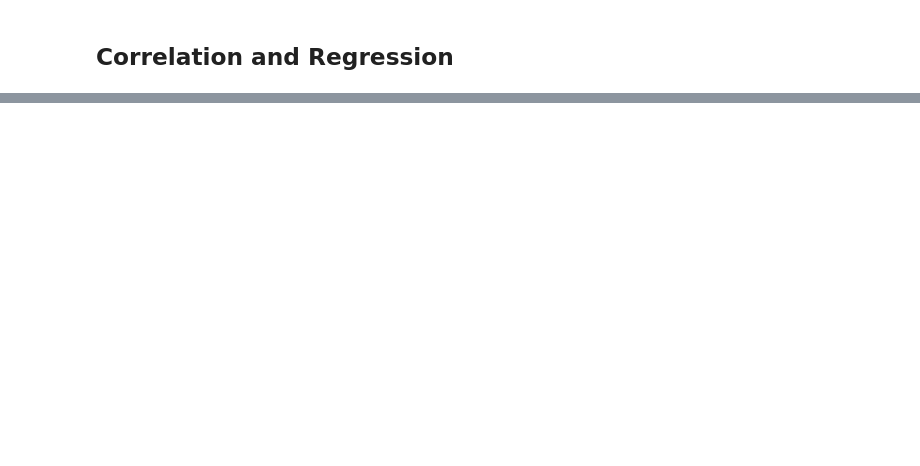
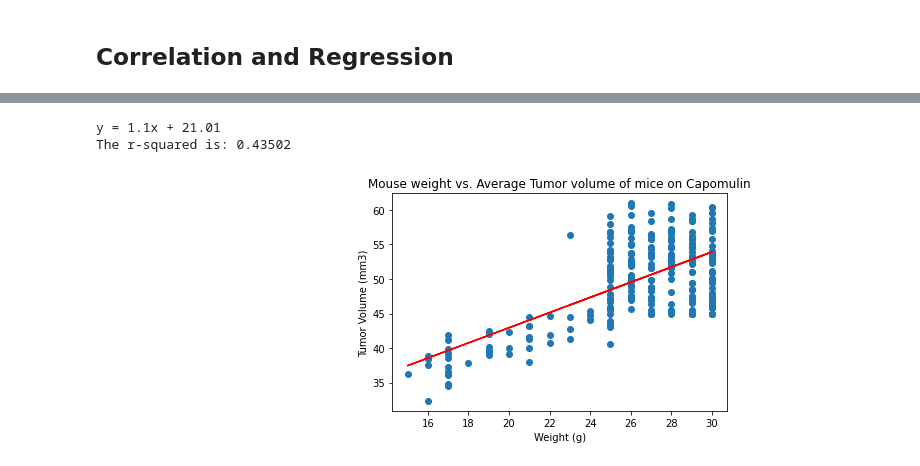
Before and after one commit to vyshnalluri/Matplotlib_Homework, a Jupyter notebook: Pymaceuticals/pymaceuticals_starter.ipynb, the cells around one changed output, grey strips where cells are left out. Cells and saved outputs as stored; diff of their text form; code cells hidden in the pictures; blank space fills up the shorter version.

```diff
--- a/Pymaceuticals/pymaceuticals_starter.ipynb
+++ b/Pymaceuticals/pymaceuticals_starter.ipynb
@@ -264,0 +360,23 @@ plt.show()
+# %%
+#INCOMPLETE
+#linear regression model
+# for mouse weight and average tumor volume for the Capomulin regimen
+
+x_values = average_df['Weight (g)']
+y_values = average_df['Tumor Volume (mm3)']
+(slope, intercept, rvalue, pvalue, stderr) = linregress(x_values, y_values)
+regress_values = x_values * slope + intercept
+line_eq = "y = " + str(round(slope,2)) + "x + " + str(round(intercept,2))
+plt.scatter(x_values,y_values)
+plt.plot(x_values,regress_values,"r-")
+plt.annotate(line_eq,(0,50), color="red")
+plt.title('Mouse weight vs. Average Tumor volume of mice on Capomulin')
+plt.xlabel('Weight (g)')
+plt.ylabel('Tumor Volume (mm3)')
+print(line_eq)
+print(f"The r-squared is: {round(rvalue**2,5)}")
+plt.show()
+# %% [output]
+y = 1.1x + 21.01
+The r-squared is: 0.43502
+[figure, added]
```
Also changed, not shown: parts of 11 cells of this notebook.
